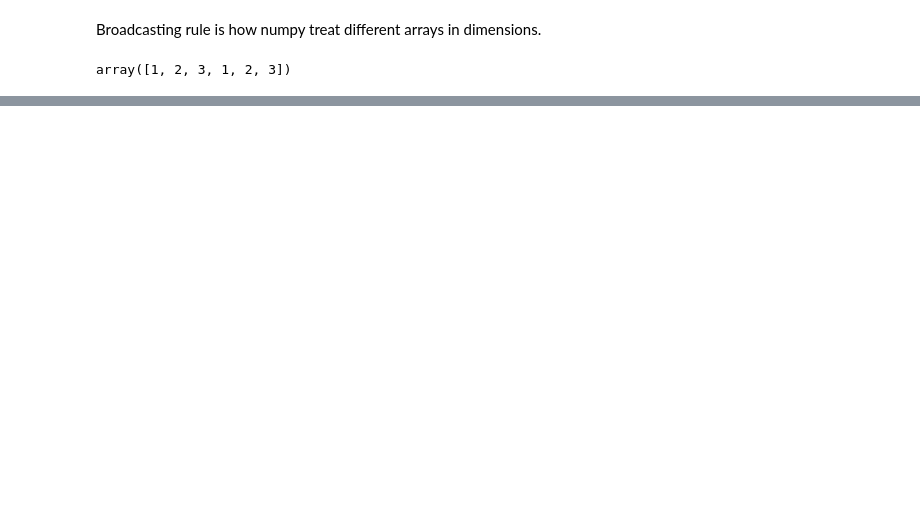
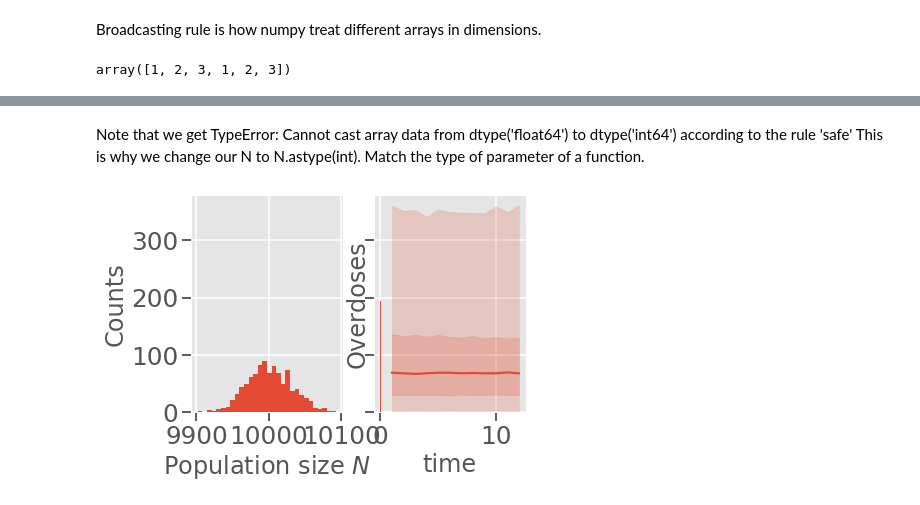
Before and after one commit to tom-hc-park/MSc-RA-Bayesian-evidence-synthesis, a Jupyter notebook: Reproducting Mike's Paper in Python Scratchbook.ipynb, the cells around one changed output, grey strips where cells are left out. Saved outputs shown, nothing was run; the diff lists cells and outputs as text; code cells hidden in the pictures; blank space fills up the shorter version.

```diff
--- a/Reproducting Mike's Paper in Python Scratchbook.ipynb
+++ b/Reproducting Mike's Paper in Python Scratchbook.ipynb
@@ -190,15 +164,17 @@ def overdose_generation():
 
 
     '''
-
-    # N follows normal(10000,1000)
-
-    # p follows beta (1, 99)
-
-    # apply N and p to Bin(N,p).
-
+    n_samples = 1000
+    n_months = 12
+    # N follows normal(10000,1000), (1000, 1 )
+    N = np.random.normal(loc = 10000, scale = np.sqrt(1000),
+                         size=(n_samples,1)).astype(int)
+    # p follows beta (1, 99) (1000, 1 )
+    p_alpha, p_beta = 1, 99
+    p = np.random.beta(a=1, b=99, size = (n_samples,1))
+    # apply N and p to Bin(N,p).  (10000, 12). use Broadcasting rule
     # For each Bin(N,p), repeat 1000 times for one column (month)
-
+    x = np.random.binomial(N, p, size = (n_samples,n_months))
     # (1000,12) ndarray is our result.
-
+    return {'N' : N.flatten(), 'p' : p.flatten(), 'x' : x}
     # Dict: N, p, x for keys, flatten N, p, values.
@@ -204,0 +192,19 @@ def overdose_generation():
+# %% [markdown]
+Note that we get
+TypeError: Cannot cast array data from dtype('float64') to dtype('int64') according to the rule 'safe'
+This is why we change our N to N.astype(int). Match the type of parameter of a function.
+# %%
+data = overdose_generation()
+data['N'];
+# %%
+f, (ax1, ax2) = plt.subplots(1,2, sharey=True)
+ax1.hist(data['N'],bins=30);
+ax1.set_ylabel('Counts');
+ax1.set_xlabel('Population size $N$');
+
+ax2.hist(data['p'],bins=30);
+ax2.set_xlabel('overdose pervalence $p$');
+
+plot_data_timeseries(data['x'])
+# %% [output]
+[figure, added]
```
Also changed, not shown: parts of 10 cells of this notebook.
